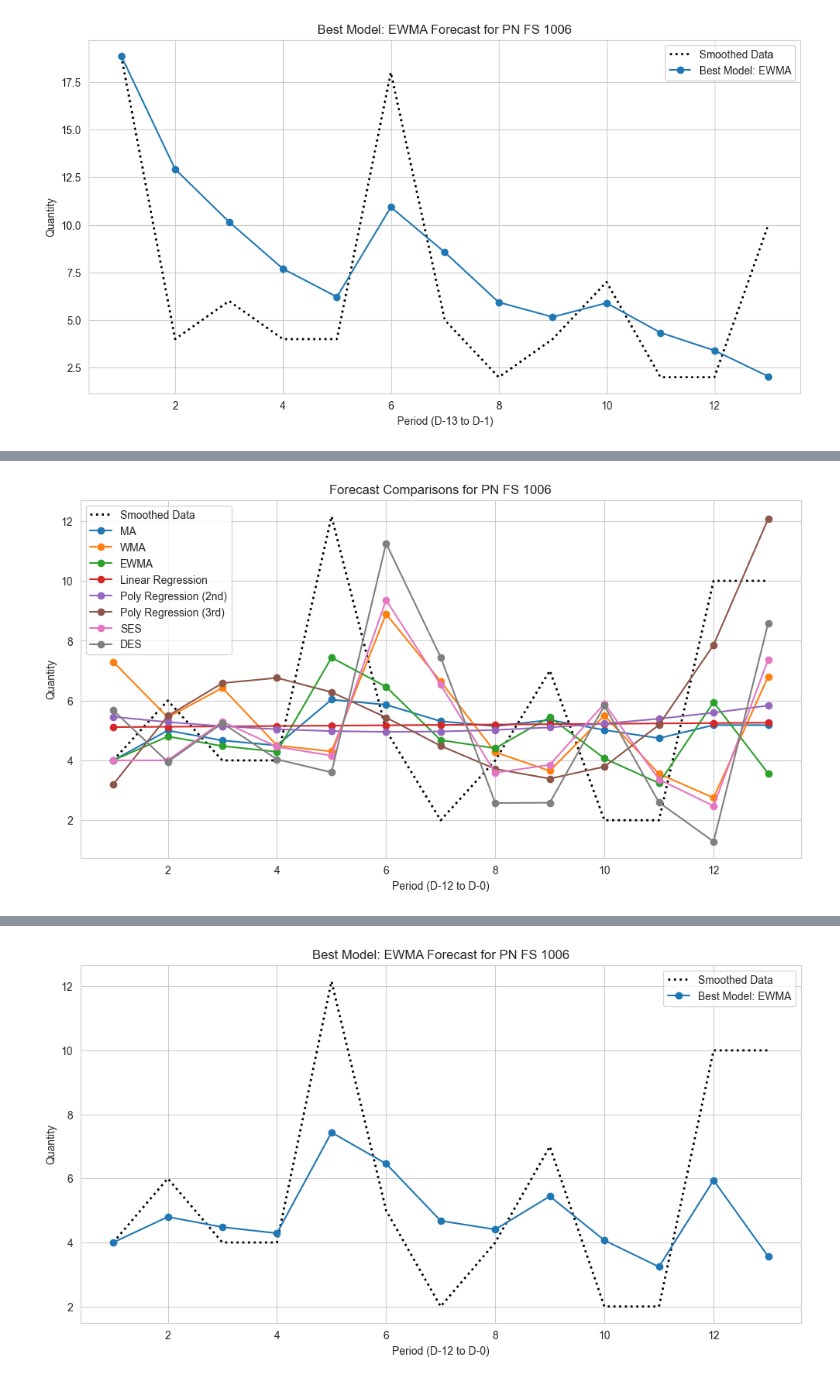
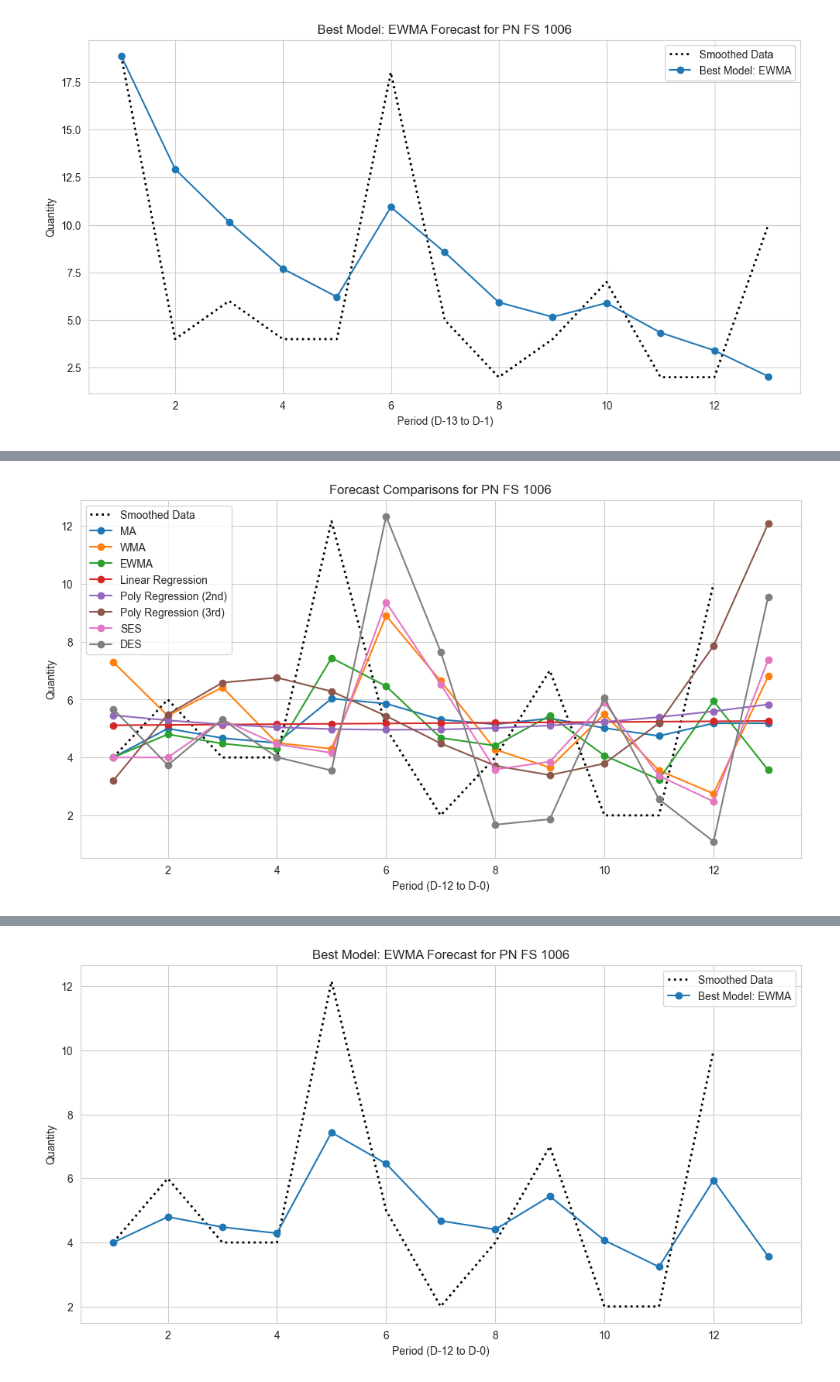
Before and after one commit to doctermath/hnf01b, a Jupyter notebook: main2.ipynb, the cells around one changed output, grey strips where cells are left out. Drawn from its saved outputs; the diff is of its cells as text; code cells hidden in the pictures.

```diff
--- a/main2.ipynb
+++ b/main2.ipynb
@@ -264,7 +264,7 @@ df['pr3_result'] = df['pr3'].apply(lambda x: x[-1:])
 # %%
 logging.info("BEGIN Simple Exponential Smoothing Calculation")
 
-alpha_ses = 0.65  # ubah nilai alpha (semakin besar semakin berat ke data terbaru)
+alpha_ses = 0.8  # ubah nilai alpha (semakin besar semakin berat ke data terbaru)
 
 #SES
 def ses(x, alpha = alpha_ses):
@@ -283,7 +283,7 @@ df['ses_result'] = df['ses'].apply(lambda x: x[-1:])
 # %%
 logging.info("BEGIN Double Exponential Smoothing Calculation")
 
-beta_des = 0.45
+beta_des = 0.8
 
 #DES
 def des(x, alpha = alpha_ses, beta = beta_des):
@@ -577,5 +577,7 @@ df['des_result_FD'] = df['des_FD'].apply(lambda x: x[-1:])
 # %%
-#GRAFIK ALL MODEL
+import matplotlib.pyplot as plt
+import seaborn as sns
+
 # Set style for better visualization
 sns.set_style("whitegrid")
 
@@ -583,47 +585,49 @@ sns.set_style("whitegrid")
 def plot_all_models(df, row_idx):
     row = df.iloc[row_idx]  # Select specific row
     partno = row["partno"]
-    x_axis = list(range(1, 14))  # Time periods (D_13 to D-1)
+
+    x_actual = list(range(1, 13))  # D-12 to D-1 (12 values)
+    x_forecast = list(range(1, 14))  # D-12 to D-0 (13 values)
 
     plt.figure(figsize=(12, 6))
 
-    # Plot actual values (D_13 to D-1)
-    clipped_d_values = row['clipped_d_FD'] + [row['clipped_d_FD'][-1]]  # Add D-1 value
-    plt.plot(x_axis, clipped_d_values, label="Smoothed Data", linestyle='dotted', linewidth=2, color='black')
+    # Plot actual values (D-12 to D-1)
+    clipped_d_values = row['clipped_d_FD']  # Already has 12 values
+    plt.plot(x_actual, clipped_d_values, label="Smoothed Data", linestyle='dotted', linewidth=2, color='black')
 
     # Define models to plot
     models = {
         "MA": "ma_FD",
         "WMA": "wma_FD",
         "EWMA": "ewma_FD",
         "Linear Regression": "lr_FD",
         "Poly Regression (2nd)": "pr2_FD",
         "Poly Regression (3rd)": "pr3_FD",
         "SES": "ses_FD",
         "DES": "des_FD"
     }
 
     for model_name, col_name in models.items():
         # Convert NumPy array to a Python list (models already contain 13 values)
         forecast_values = list(row[col_name])
 
         # Ensure forecast_values is a valid list and has exactly 13 elements
         if isinstance(forecast_values, list) and len(forecast_values) == 13:
-            plt.plot(x_axis, forecast_values, marker='o', label=model_name)
+            plt.plot(x_forecast, forecast_values, marker='o', label=model_name)
         else:
             print(f"Skipping {model_name} for row {row_idx} due to invalid forecast data.\n")
 
     plt.title(f"Forecast Comparisons for PN {partno}")
     plt.xlabel("Period (D-12 to D-0)")
     plt.ylabel("Quantity")
     plt.legend()
     plt.show()
 
 # Example: Plot all models for a specific row (change index as needed)
 row_idx = 2748  # Change this value to plot a different row
 plot_all_models(df, row_idx)
 # %% [output]
-[figure, old version]
+[figure, new version]
 # %%
 logging.info("BEGIN Data Selection Calculation")
 
```
Also changed, not shown: parts of 20 cells of this notebook.
